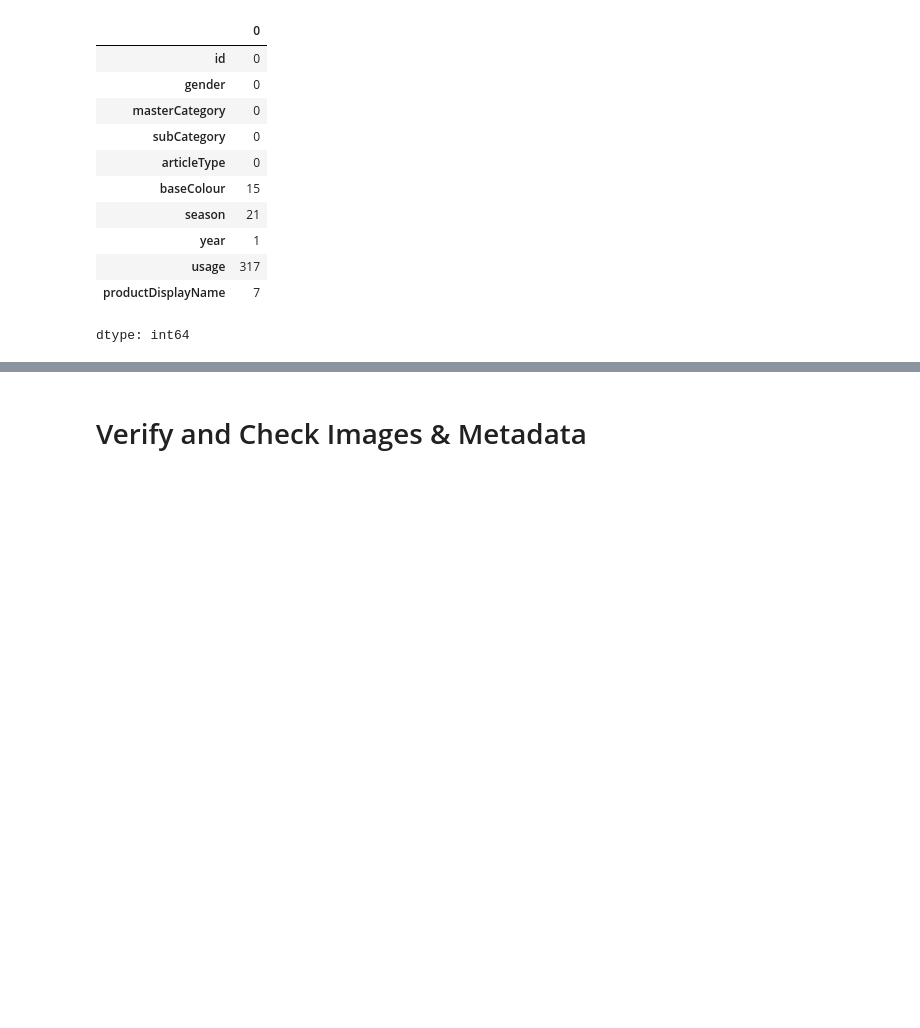
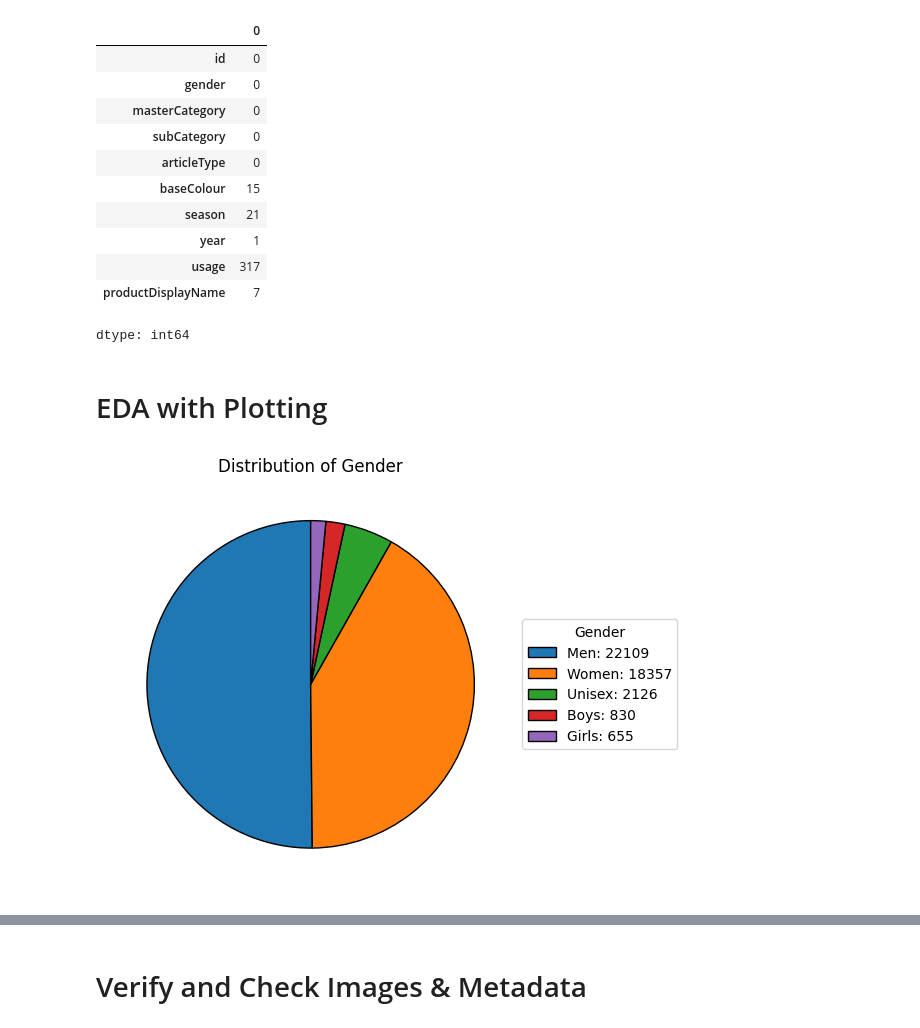
Before and after one commit to aminnademi/Predict-Fashion-Product-Images, a Jupyter notebook: Training/training_process.ipynb, the cells around one changed output, grey strips where cells are left out. Saved outputs shown, nothing was run; the diff lists cells and outputs as text; code cells hidden in the pictures; blank space fills up the shorter version.

Commit message:
Incorporate Detailed EDA with Visualizations For Key Dataset Attributes

```diff
--- a/Training/training_process.ipynb
+++ b/Training/training_process.ipynb
@@ -60,3 +61,27 @@ dtype: int64
 # %%
 # Get rid of them because of their low numbers
 cleaned = df.dropna()
+# %% [markdown]
+# EDA with Plotting
+# %%
+counts = cleaned['gender'].value_counts()
+labels = counts.index.tolist()
+sizes  = counts.values.tolist()
+
+fig, ax = plt.subplots(figsize=(6, 6))
+wedges, _ = ax.pie(sizes, startangle=90, wedgeprops=dict(edgecolor='k'))
+
+legend_labels = [f"{lab}: {cnt}" for lab, cnt in zip(labels, sizes)]
+ax.legend(
+    wedges,
+    legend_labels,
+    title="Gender",
+    loc="center left",
+    bbox_to_anchor=(1, 0, 0.5, 1)
+)
+
+ax.set_title('Distribution of Gender')
+plt.tight_layout()
+plt.show()
+# %% [output]
+[figure, added]
```
Also changed, not shown: parts of 6 cells of this notebook.
